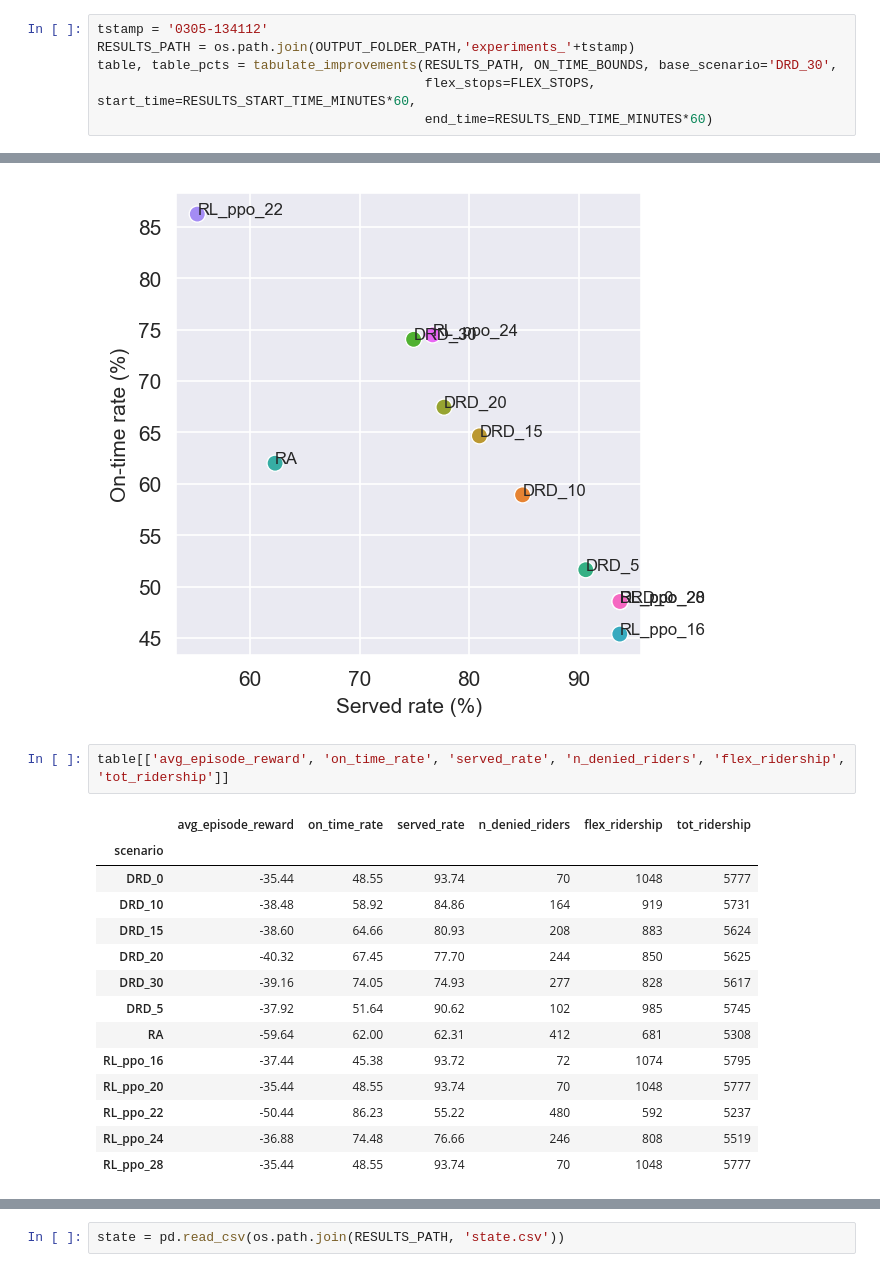
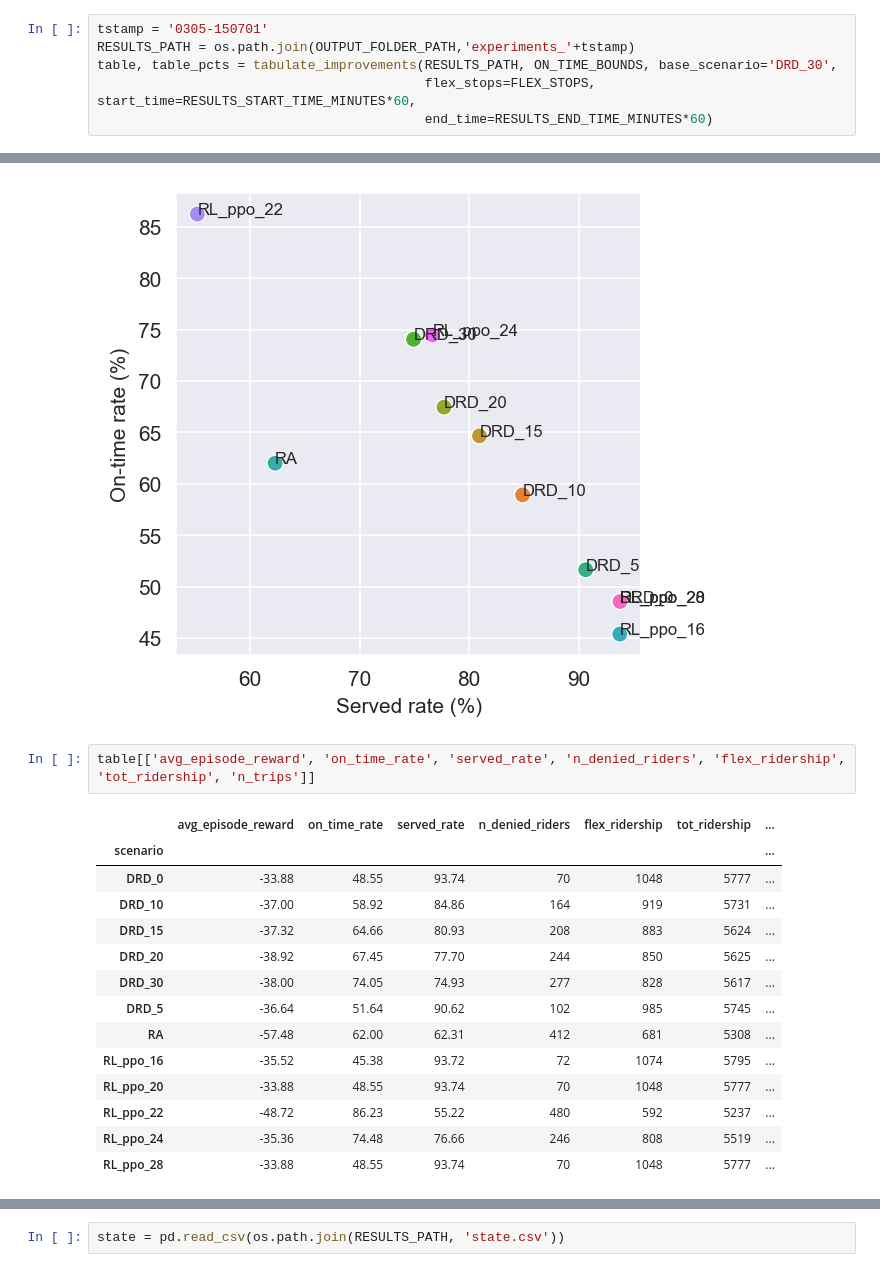
Before and after one commit to joerovar/flex-bus-sim, a Jupyter notebook: results.ipynb, the cells around one changed output, grey strips where cells are left out. Cells and saved outputs as stored; diff of their text form.

```diff
--- a/results.ipynb
+++ b/results.ipynb
@@ -110,7 +110,7 @@ def tabulate_improvements(results_path, on_time_bounds: list, base_scenario: str
     # Return the result DataFrame
     return result_df, pct_change_df
 # %%
-tstamp = '0305-134112'
+tstamp = '0305-150701'
 RESULTS_PATH = os.path.join(OUTPUT_FOLDER_PATH,'experiments_'+tstamp)
 table, table_pcts = tabulate_improvements(RESULTS_PATH, ON_TIME_BOUNDS, base_scenario='DRD_30',
                                           flex_stops=FLEX_STOPS, start_time=RESULTS_START_TIME_MINUTES*60,
@@ -130,19 +130,19 @@ for i, txt in enumerate(table.index):
 # %% [output]
 [figure]
 # %%
-table[['avg_episode_reward', 'on_time_rate', 'served_rate', 'n_denied_riders', 'flex_ridership', 'tot_ridership']]
+table[['avg_episode_reward', 'on_time_rate', 'served_rate', 'n_denied_riders', 'flex_ridership', 'tot_ridership', 'n_trips']]
 # %% [output]
-|  | avg_episode_reward | on_time_rate | served_rate | n_denied_riders | flex_ridership | tot_ridership |
-| scenario |  |  |  |  |  |  |
-| DRD_0 | -35.44 | 48.55 | 93.74 | 70 | 1048 | 5777 |
-| DRD_10 | -38.48 | 58.92 | 84.86 | 164 | 919 | 5731 |
-| DRD_15 | -38.60 | 64.66 | 80.93 | 208 | 883 | 5624 |
-| DRD_20 | -40.32 | 67.45 | 77.70 | 244 | 850 | 5625 |
-| DRD_30 | -39.16 | 74.05 | 74.93 | 277 | 828 | 5617 |
-| DRD_5 | -37.92 | 51.64 | 90.62 | 102 | 985 | 5745 |
-| RA | -59.64 | 62.00 | 62.31 | 412 | 681 | 5308 |
-| RL_ppo_16 | -37.44 | 45.38 | 93.72 | 72 | 1074 | 5795 |
-| RL_ppo_20 | -35.44 | 48.55 | 93.74 | 70 | 1048 | 5777 |
-| RL_ppo_22 | -50.44 | 86.23 | 55.22 | 480 | 592 | 5237 |
-| RL_ppo_24 | -36.88 | 74.48 | 76.66 | 246 | 808 | 5519 |
-| RL_ppo_28 | -35.44 | 48.55 | 93.74 | 70 | 1048 | 5777 |
+|  | avg_episode_reward | on_time_rate | served_rate | n_denied_riders | flex_ridership | tot_ridership | ... |
+| scenario |  |  |  |  |  |  | ... |
+| DRD_0 | -33.88 | 48.55 | 93.74 | 70 | 1048 | 5777 | ... |
+| DRD_10 | -37.00 | 58.92 | 84.86 | 164 | 919 | 5731 | ... |
+| DRD_15 | -37.32 | 64.66 | 80.93 | 208 | 883 | 5624 | ... |
+| DRD_20 | -38.92 | 67.45 | 77.70 | 244 | 850 | 5625 | ... |
+| DRD_30 | -38.00 | 74.05 | 74.93 | 277 | 828 | 5617 | ... |
+| DRD_5 | -36.64 | 51.64 | 90.62 | 102 | 985 | 5745 | ... |
+| RA | -57.48 | 62.00 | 62.31 | 412 | 681 | 5308 | ... |
+| RL_ppo_16 | -35.52 | 45.38 | 93.72 | 72 | 1074 | 5795 | ... |
+| RL_ppo_20 | -33.88 | 48.55 | 93.74 | 70 | 1048 | 5777 | ... |
+| RL_ppo_22 | -48.72 | 86.23 | 55.22 | 480 | 592 | 5237 | ... |
+| RL_ppo_24 | -35.36 | 74.48 | 76.66 | 246 | 808 | 5519 | ... |
+| RL_ppo_28 | -33.88 | 48.55 | 93.74 | 70 | 1048 | 5777 | ... |
```
Also changed, not shown: parts of 19 cells of this notebook, 4 other files.
